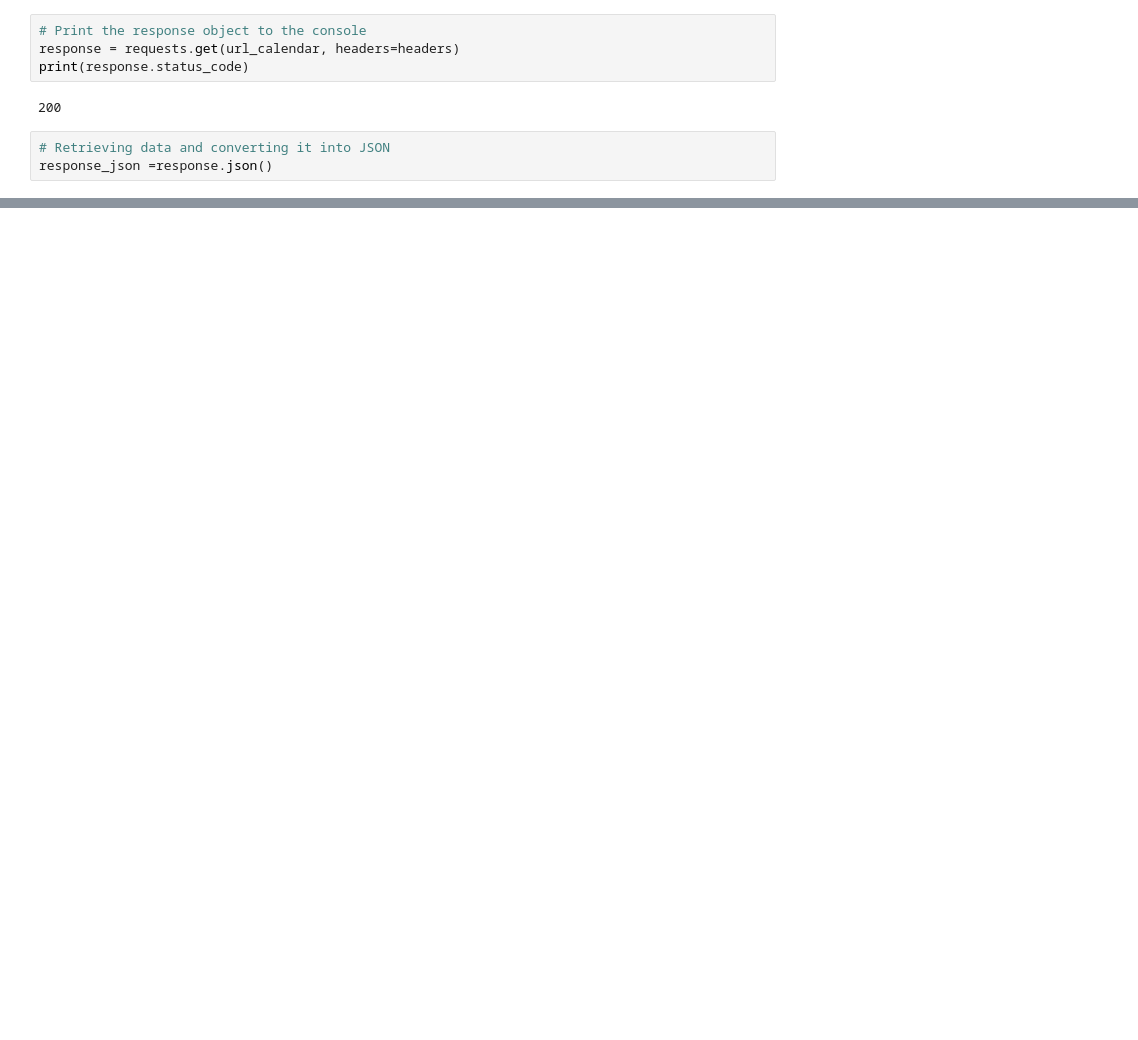
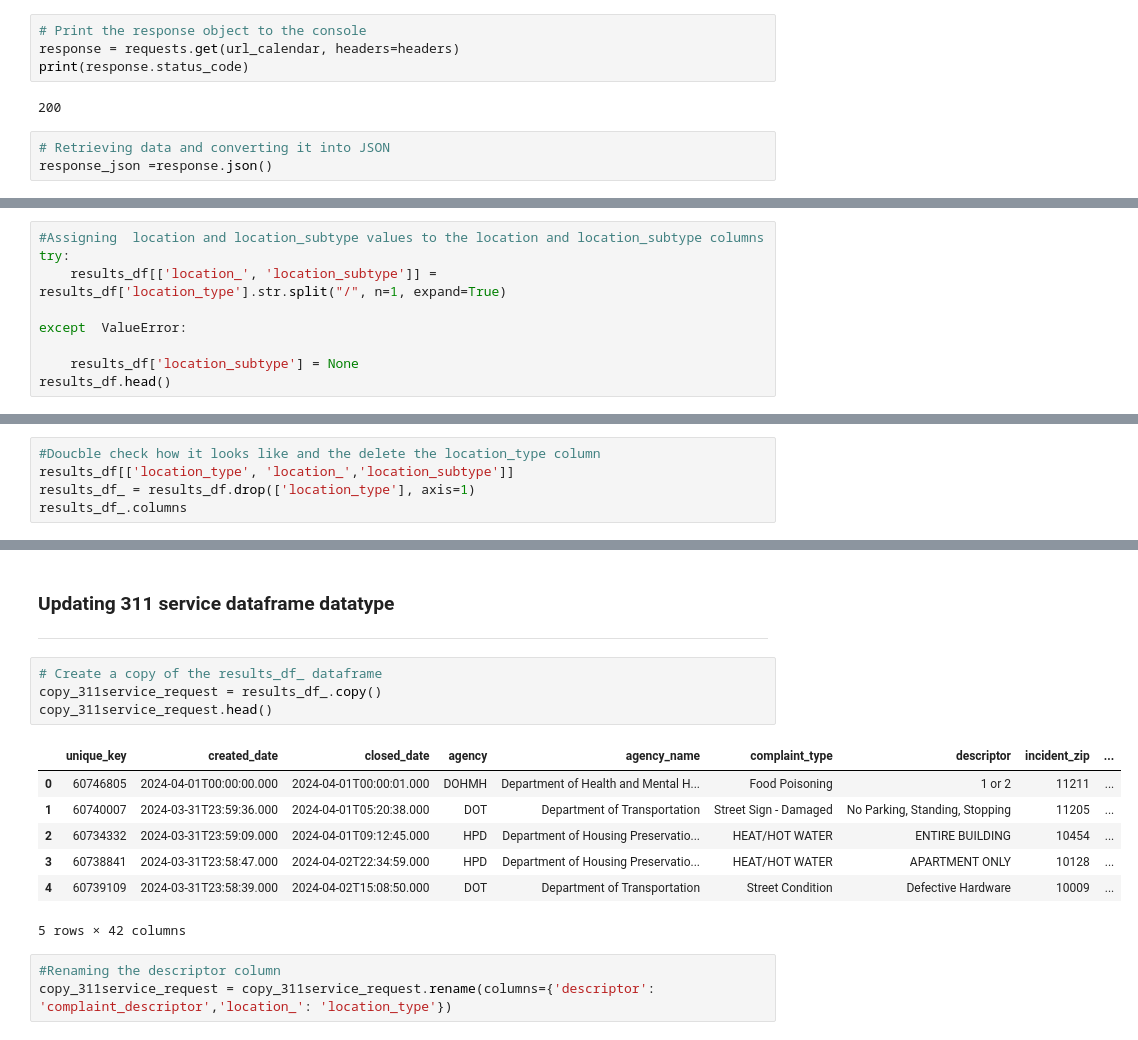
Before and after one commit to ajones1010/NYC-311-Analysis, a Jupyter notebook: nyc_311.ipynb, the cells around one changed output, grey strips where cells are left out. Saved outputs shown, nothing was run; the diff lists cells and outputs as text; blank space fills up the shorter version.

```diff
--- a/nyc_311.ipynb
+++ b/nyc_311.ipynb
@@ -60,0 +220,9 @@ print(response.status_code)
+# %%
+#Assigning  location and location_subtype values to the location and location_subtype columns
+try:
+    results_df[['location_', 'location_subtype']] = results_df['location_type'].str.split("/", n=1, expand=True)
+
+except  ValueError:
+
+    results_df['location_subtype'] = None
+results_df.head()
@@ -60,0 +254,5 @@ print(response.status_code)
+# %%
+#Doucble check how it looks like and the delete the location_type column
+results_df[['location_type', 'location_','location_subtype']]
+results_df_ = results_df.drop(['location_type'], axis=1)
+results_df_.columns
@@ -60,0 +273,18 @@ print(response.status_code)
+# %% [markdown]
+### Updating 311 service dataframe datatype
+---
+# %%
+# Create a copy of the results_df_ dataframe
+copy_311service_request = results_df_.copy()
+copy_311service_request.head()
+# %% [output]
+|  | unique_key | created_date | closed_date | agency | agency_name | complaint_type | descriptor | incident_zip | ... |
+| 0 | 60746805 | 2024-04-01T00:00:00.000 | 2024-04-01T00:00:01.000 | DOHMH | Department of Health and Mental H... | Food Poisoning | 1 or 2 | 11211 | ... |
+| 1 | 60740007 | 2024-03-31T23:59:36.000 | 2024-04-01T05:20:38.000 | DOT | Department of Transportation | Street Sign - Damaged | No Parking, Standing, Stopping | 11205 | ... |
+| 2 | 60734332 | 2024-03-31T23:59:09.000 | 2024-04-01T09:12:45.000 | HPD | Department of Housing Preservatio... | HEAT/HOT WATER | ENTIRE BUILDING | 10454 | ... |
+| 3 | 60738841 | 2024-03-31T23:58:47.000 | 2024-04-02T22:34:59.000 | HPD | Department of Housing Preservatio... | HEAT/HOT WATER | APARTMENT ONLY | 10128 | ... |
+| 4 | 60739109 | 2024-03-31T23:58:39.000 | 2024-04-02T15:08:50.000 | DOT | Department of Transportation | Street Condition | Defective Hardware | 10009 | ... |
+5 rows × 42 columns
+# %%
+#Renaming the descriptor column
+copy_311service_request = copy_311service_request.rename(columns={'descriptor': 'complaint_descriptor','location_': 'location_type'})
```
Also changed, not shown: parts of 32 cells of this notebook.
